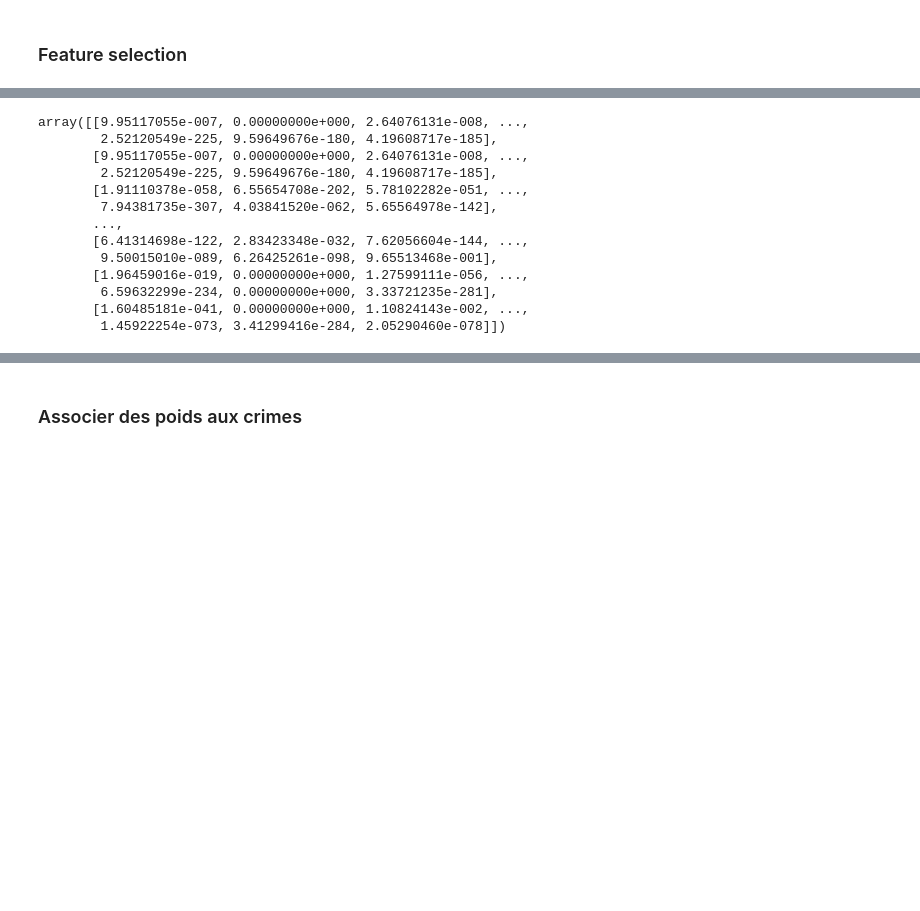
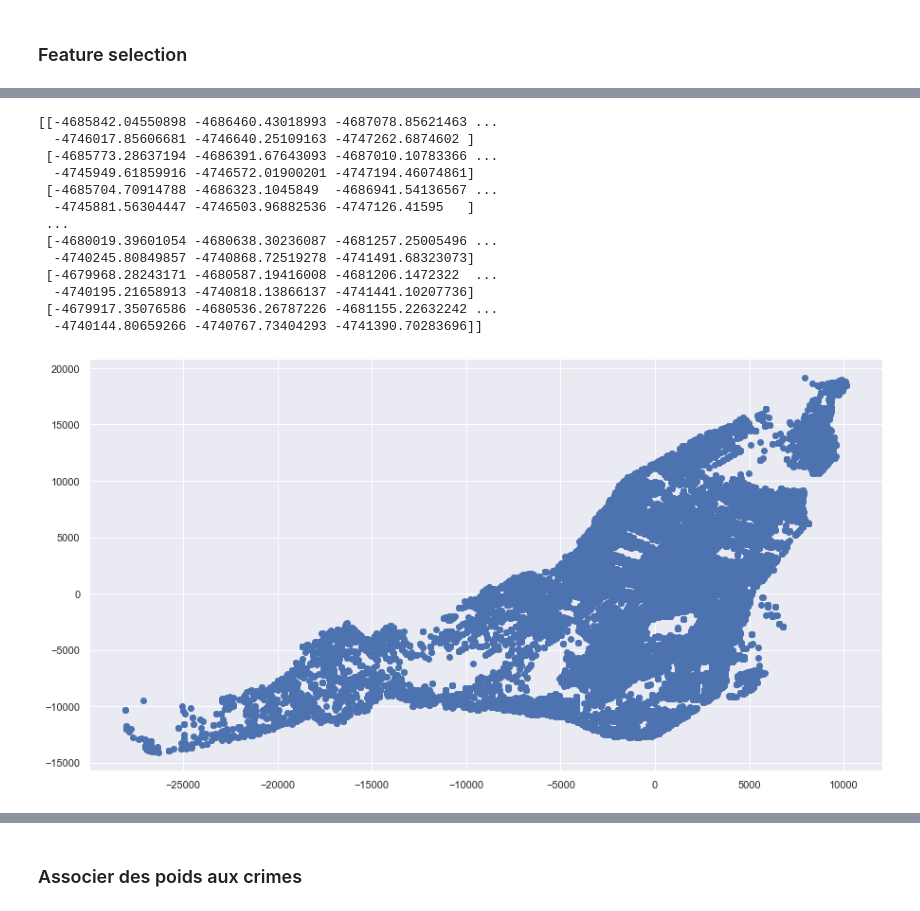
Before and after one commit to Hazot/montreal_crime_data, a Jupyter notebook: montreal_crime_analysis.ipynb, the cells around one changed output, grey strips where cells are left out. Drawn from its saved outputs; the diff is of its cells as text; code cells hidden in the pictures; blank space fills up the shorter version.

```diff
--- a/montreal_crime_analysis.ipynb
+++ b/montreal_crime_analysis.ipynb
@@ -358,21 +379,28 @@ GaussianMixture(n_components=100)
+# %%
+mesh_x, mesh_y = np.meshgrid(np.linspace(sud, nord, 100), np.linspace(ouest, est, 100))
+XX = np.array([mesh_x.ravel(), mesh_y.ravel()]).T
+Z = gmm.score_samples(XX)
+Z = Z.reshape((100, 100))
+print(Z)
+# plt.contour(mesh_x, mesh_y, Z)
+plt.scatter(X.iloc[:, 0], X.iloc[:, 1])
+plt.show()
+# %% [output]
+[[-4685842.04550898 -4686460.43018993 -4687078.85621463 ...
+  -4746017.85606681 -4746640.25109163 -4747262.6874602 ]
+ [-4685773.28637194 -4686391.67643093 -4687010.10783366 ...
+  -4745949.61859916 -4746572.01900201 -4747194.46074861]
+ [-4685704.70914788 -4686323.1045849  -4686941.54136567 ...
+  -4745881.56304447 -4746503.96882536 -4747126.41595   ]
+ ...
+ [-4680019.39601054 -4680638.30236087 -4681257.25005496 ...
+  -4740245.80849857 -4740868.72519278 -4741491.68323073]
+ [-4679968.28243171 -4680587.19416008 -4681206.1472322  ...
+  -4740195.21658913 -4740818.13866137 -4741441.10207736]
+ [-4679917.35076586 -4680536.26787226 -4681155.22632242 ...
+  -4740144.80659266 -4740767.73404293 -4741390.70283696]]
+[figure, added]
 # %%
 cluster = EM.predict(X)
 # cluster_p = EM.predict_proba(X)
 # cluster_p
-# %%
-cluster_p = gmm.predict_proba(X)
-cluster_p
-# %% [output]
-array([[9.95117055e-007, 0.00000000e+000, 2.64076131e-008, ...,
-        2.52120549e-225, 9.59649676e-180, 4.19608717e-185],
-       [9.95117055e-007, 0.00000000e+000, 2.64076131e-008, ...,
-        2.52120549e-225, 9.59649676e-180, 4.19608717e-185],
-       [1.91110378e-058, 6.55654708e-202, 5.78102282e-051, ...,
-        7.94381735e-307, 4.03841520e-062, 5.65564978e-142],
-       ...,
-       [6.41314698e-122, 2.83423348e-032, 7.62056604e-144, ...,
-        9.50015010e-089, 6.26425261e-098, 9.65513468e-001],
-       [1.96459016e-019, 0.00000000e+000, 1.27599111e-056, ...,
-        6.59632299e-234, 0.00000000e+000, 3.33721235e-281],
-       [1.60485181e-041, 0.00000000e+000, 1.10824143e-002, ...,
-        1.45922254e-073, 3.41299416e-284, 2.05290460e-078]])
```
Also changed, not shown: parts of 65 cells of this notebook.
